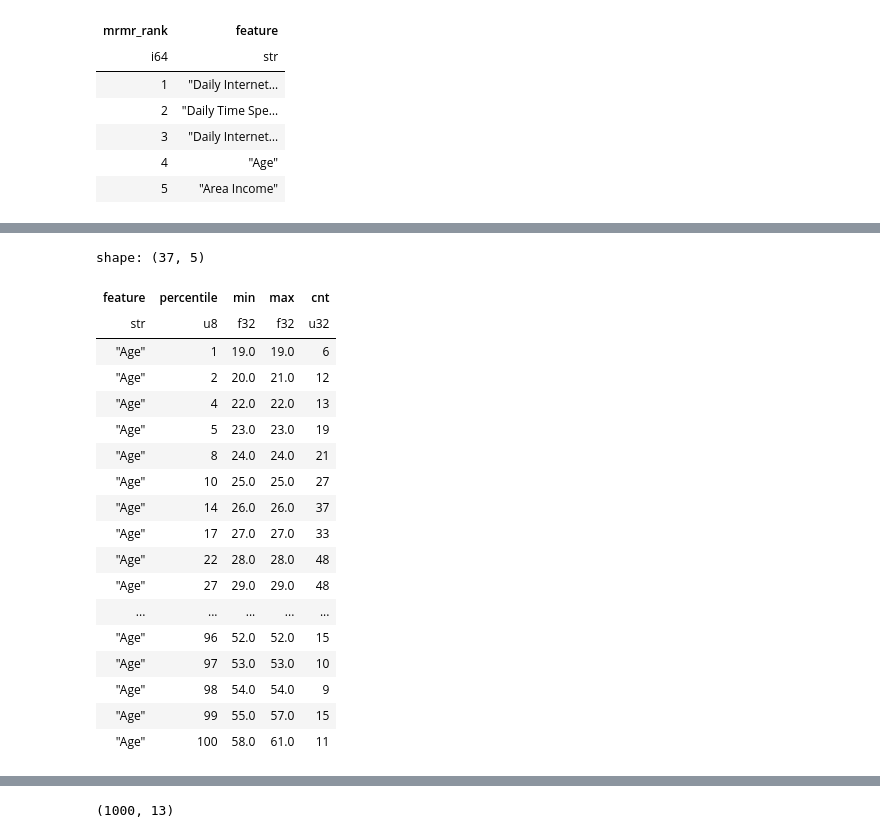
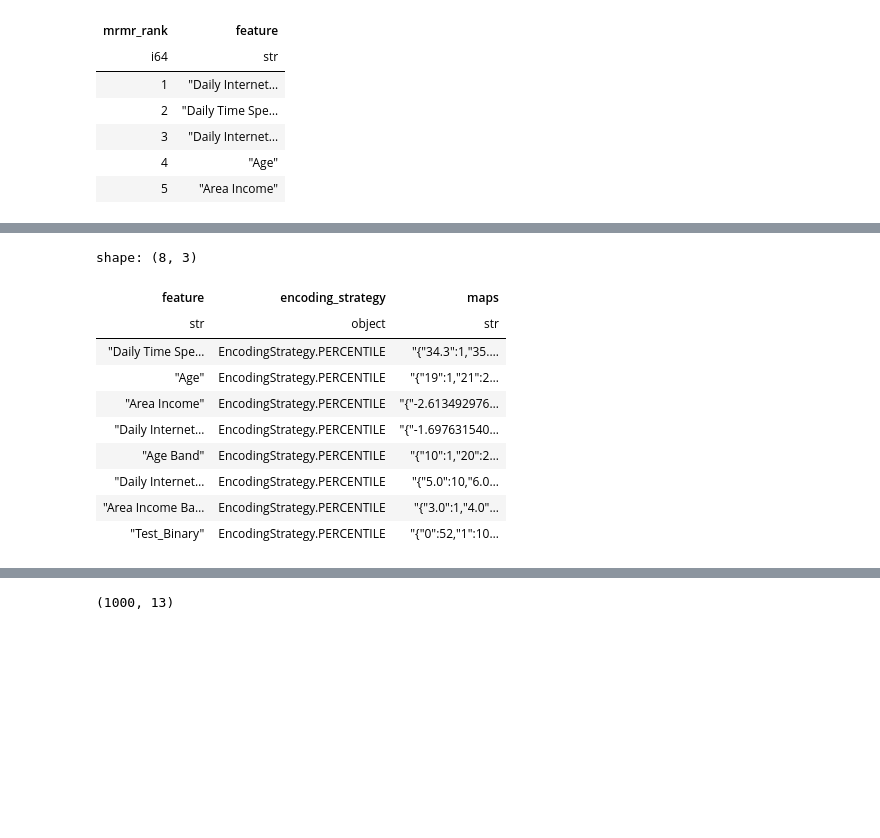
Before and after one commit to abstractqqq/dsds, a Jupyter notebook: examples/examples.ipynb, the cells around one changed output, grey strips where cells are left out. Drawn from its saved outputs; the diff is of its cells as text; code cells hidden in the pictures; blank space fills up the shorter version.

```diff
--- a/examples/examples.ipynb
+++ b/examples/examples.ipynb
@@ -364,25 +385,20 @@ shape: (5, 14)
-# %%
-mapping.filter(pl.col("feature") == "Age")
-# %% [output]
-shape: (37, 5)
-| feature | percentile | min | max | cnt |
-| str | u8 | f32 | f32 | u32 |
-| "Age" | 1 | 19.0 | 19.0 | 6 |
-| "Age" | 2 | 20.0 | 21.0 | 12 |
-| "Age" | 4 | 22.0 | 22.0 | 13 |
-| "Age" | 5 | 23.0 | 23.0 | 19 |
-| "Age" | 8 | 24.0 | 24.0 | 21 |
-| "Age" | 10 | 25.0 | 25.0 | 27 |
-| "Age" | 14 | 26.0 | 26.0 | 37 |
-| "Age" | 17 | 27.0 | 27.0 | 33 |
-| "Age" | 22 | 28.0 | 28.0 | 48 |
-| "Age" | 27 | 29.0 | 29.0 | 48 |
-| ... | ... | ... | ... | ... |
-| "Age" | 96 | 52.0 | 52.0 | 15 |
-| "Age" | 97 | 53.0 | 53.0 | 10 |
-| "Age" | 98 | 54.0 | 54.0 | 9 |
-| "Age" | 99 | 55.0 | 57.0 | 15 |
-| "Age" | 100 | 58.0 | 61.0 | 11 |
+# %%
+# Percentile mapping's table represents the following:
+# E.g. Take age. If age <= 19, it will be mapped to 1, and if
+# age is between 19 and <=21, it will be mapped to 2, ...
+mapping.materialize()
+# %% [output]
+shape: (8, 3)
+| feature | encoding_strategy | maps |
+| str | object | str |
+| "Daily Time Spe… | EncodingStrategy.PERCENTILE | "{"34.3":1,"35.… |
+| "Age" | EncodingStrategy.PERCENTILE | "{"19":1,"21":2… |
+| "Area Income" | EncodingStrategy.PERCENTILE | "{"-2.613492976… |
+| "Daily Internet… | EncodingStrategy.PERCENTILE | "{"-1.697631540… |
+| "Age Band" | EncodingStrategy.PERCENTILE | "{"10":1,"20":2… |
+| "Daily Internet… | EncodingStrategy.PERCENTILE | "{"5.0":10,"6.0… |
+| "Area Income Ba… | EncodingStrategy.PERCENTILE | "{"3.0":1,"4.0"… |
+| "Test_Binary" | EncodingStrategy.PERCENTILE | "{"0":52,"1":10… |
 # %%
 df, mapping = one_hot_encode(df, one_hot_columns=["One_Hot_Test"])
 # %%
```
Also changed, not shown: parts of 22 cells of this notebook, 7 other files.
